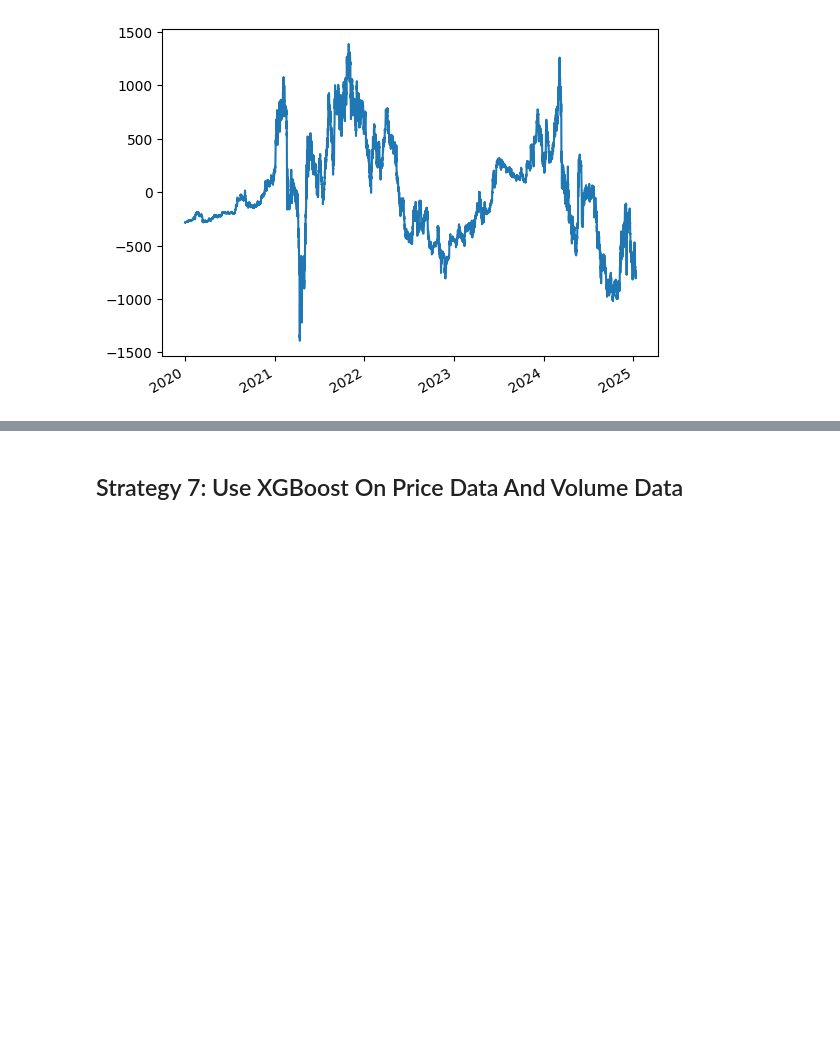
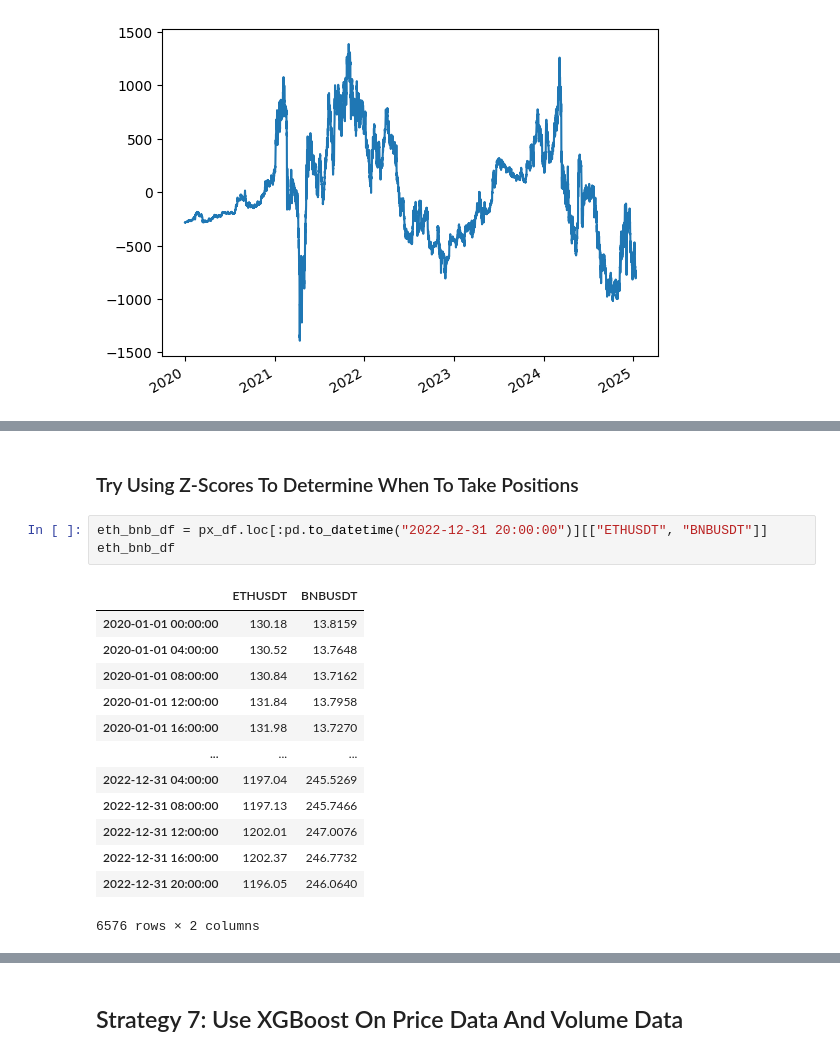
Before and after one commit to wbchristerson/jn-learning, a Jupyter notebook: cryptocurrency_stat_arb.ipynb, the cells around one changed output, grey strips where cells are left out. Cells and saved outputs as stored; diff of their text form; blank space fills up the shorter version.

Commit message:
begin using correlation between coins as signal for pairs trading

```diff
--- a/cryptocurrency_stat_arb.ipynb
+++ b/cryptocurrency_stat_arb.ipynb
@@ -1503 +1503,20 @@ BNBUSDT      6.444760
 dtype: float64
+# %% [markdown]
+### Try Using Z-Scores To Determine When To Take Positions
+# %%
+eth_bnb_df = px_df.loc[:pd.to_datetime("2022-12-31 20:00:00")][["ETHUSDT", "BNBUSDT"]]
+eth_bnb_df
+# %% [output]
+|  | ETHUSDT | BNBUSDT |
+| 2020-01-01 00:00:00 | 130.18 | 13.8159 |
+| 2020-01-01 04:00:00 | 130.52 | 13.7648 |
+| 2020-01-01 08:00:00 | 130.84 | 13.7162 |
+| 2020-01-01 12:00:00 | 131.84 | 13.7958 |
+| 2020-01-01 16:00:00 | 131.98 | 13.7270 |
+| ... | ... | ... |
+| 2022-12-31 04:00:00 | 1197.04 | 245.5269 |
+| 2022-12-31 08:00:00 | 1197.13 | 245.7466 |
+| 2022-12-31 12:00:00 | 1202.01 | 247.0076 |
+| 2022-12-31 16:00:00 | 1202.37 | 246.7732 |
+| 2022-12-31 20:00:00 | 1196.05 | 246.0640 |
+6576 rows × 2 columns
```
Also changed, not shown: parts of 67 cells of this notebook.
